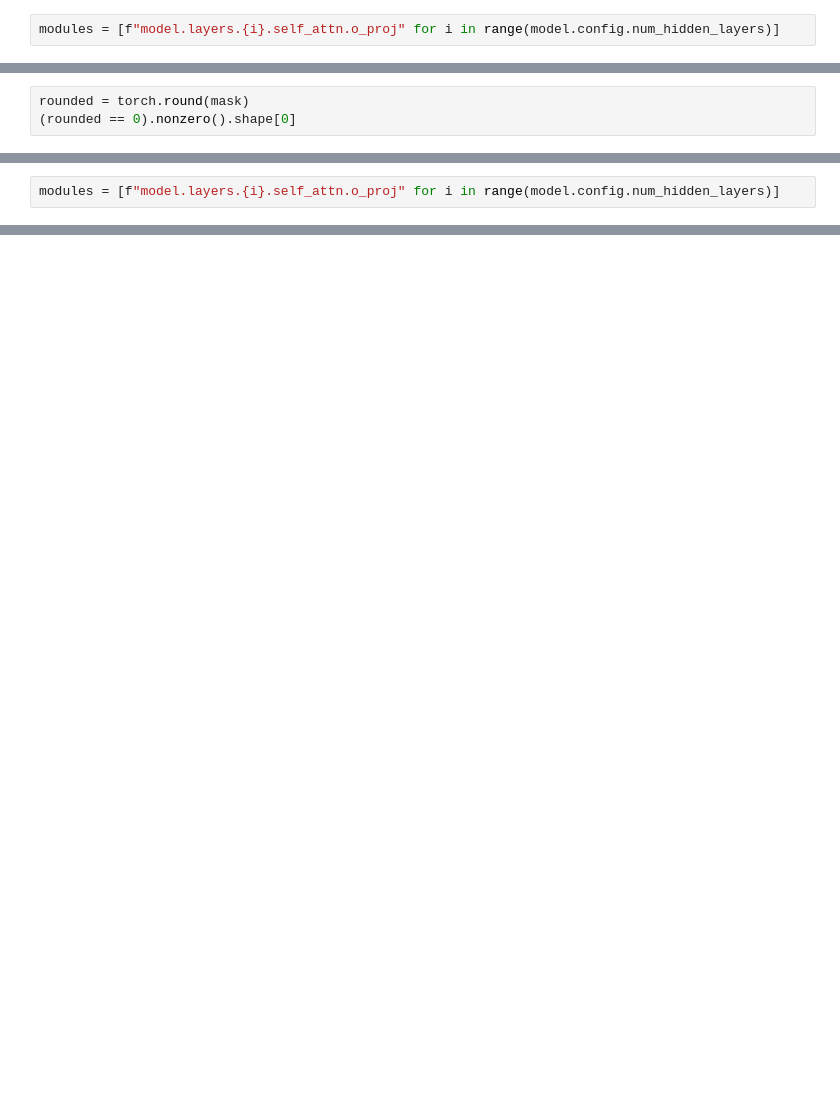
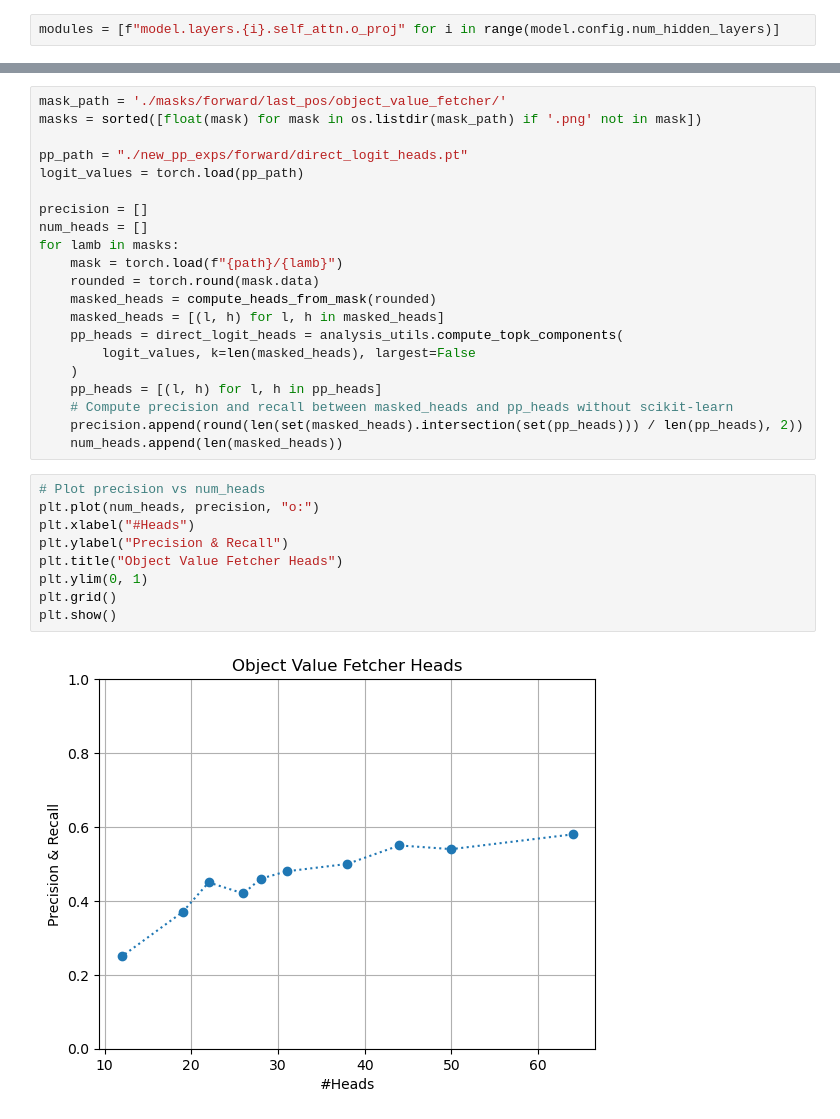
Before and after one commit to Nix07/finetuning, a Jupyter notebook: DCM.ipynb, the cells around one changed output, grey strips where cells are left out. Saved outputs shown, nothing was run; the diff lists cells and outputs as text; blank space fills up the shorter version.

```diff
--- a/DCM.ipynb
+++ b/DCM.ipynb
@@ -243,3 +415,0 @@ torch.cuda.empty_cache()
-# %%
-rounded = torch.round(mask)
-(rounded == 0).nonzero().shape[0]
@@ -253,2 +415,0 @@ rounded = torch.round(mask)
-# %%
-modules = [f"model.layers.{i}.self_attn.o_proj" for i in range(model.config.num_hidden_layers)]
@@ -327,0 +494,32 @@ tokenizer.decode(inputs['source_input_ids'][0])
+# %%
+mask_path = './masks/forward/last_pos/object_value_fetcher/'
+masks = sorted([float(mask) for mask in os.listdir(mask_path) if '.png' not in mask])
+
+pp_path = "./new_pp_exps/forward/direct_logit_heads.pt"
+logit_values = torch.load(pp_path)
+
+precision = []
+num_heads = []
+for lamb in masks:
+    mask = torch.load(f"{path}/{lamb}")
+    rounded = torch.round(mask.data)
+    masked_heads = compute_heads_from_mask(rounded)
+    masked_heads = [(l, h) for l, h in masked_heads]
+    pp_heads = direct_logit_heads = analysis_utils.compute_topk_components(
+        logit_values, k=len(masked_heads), largest=False
+    )
+    pp_heads = [(l, h) for l, h in pp_heads]
+    # Compute precision and recall between masked_heads and pp_heads without scikit-learn
+    precision.append(round(len(set(masked_heads).intersection(set(pp_heads))) / len(pp_heads), 2))
+    num_heads.append(len(masked_heads))
+# %%
+# Plot precision vs num_heads
+plt.plot(num_heads, precision, "o:")
+plt.xlabel("#Heads")
+plt.ylabel("Precision & Recall")
+plt.title("Object Value Fetcher Heads")
+plt.ylim(0, 1)
+plt.grid()
+plt.show()
+# %% [output]
+[figure, added]
```
Also changed, not shown: parts of 32 cells of this notebook, 16 other files.
